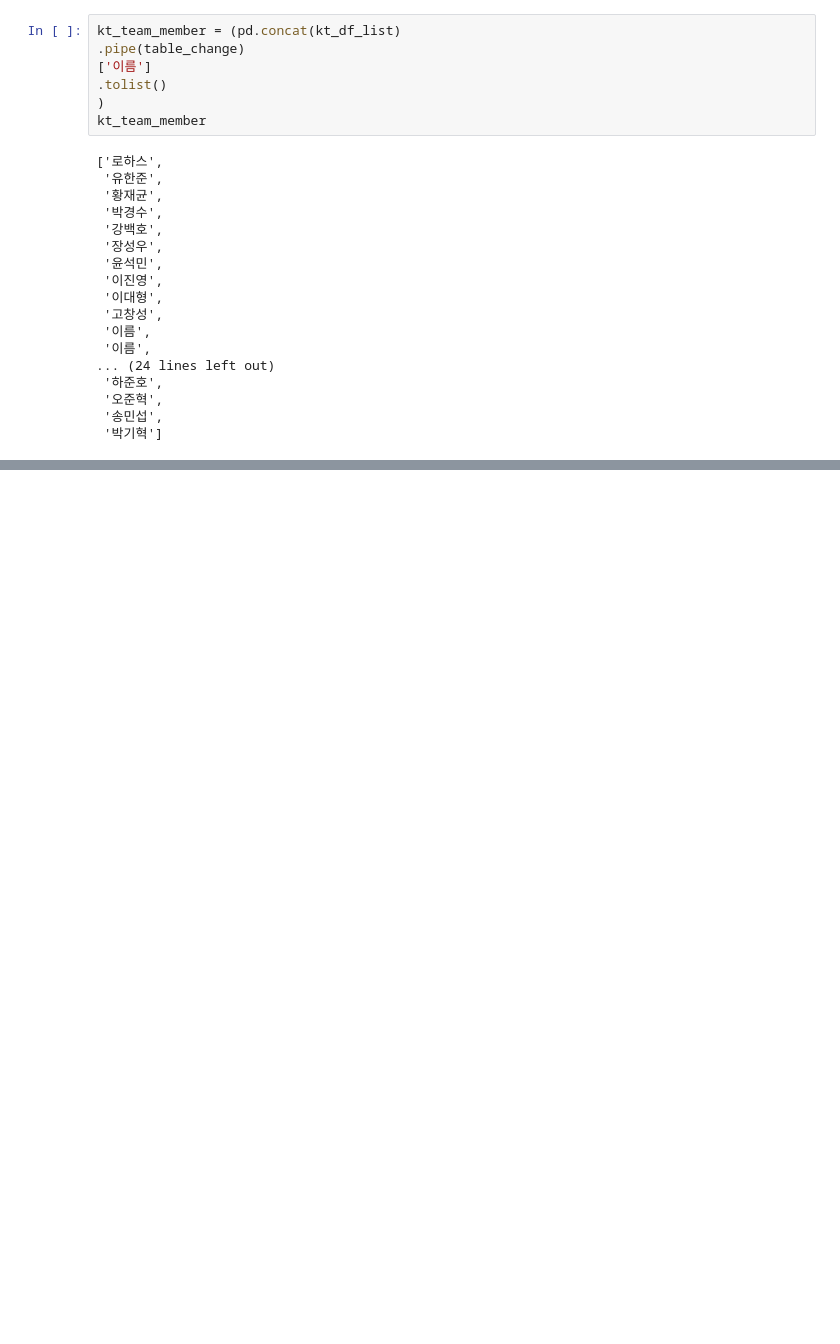
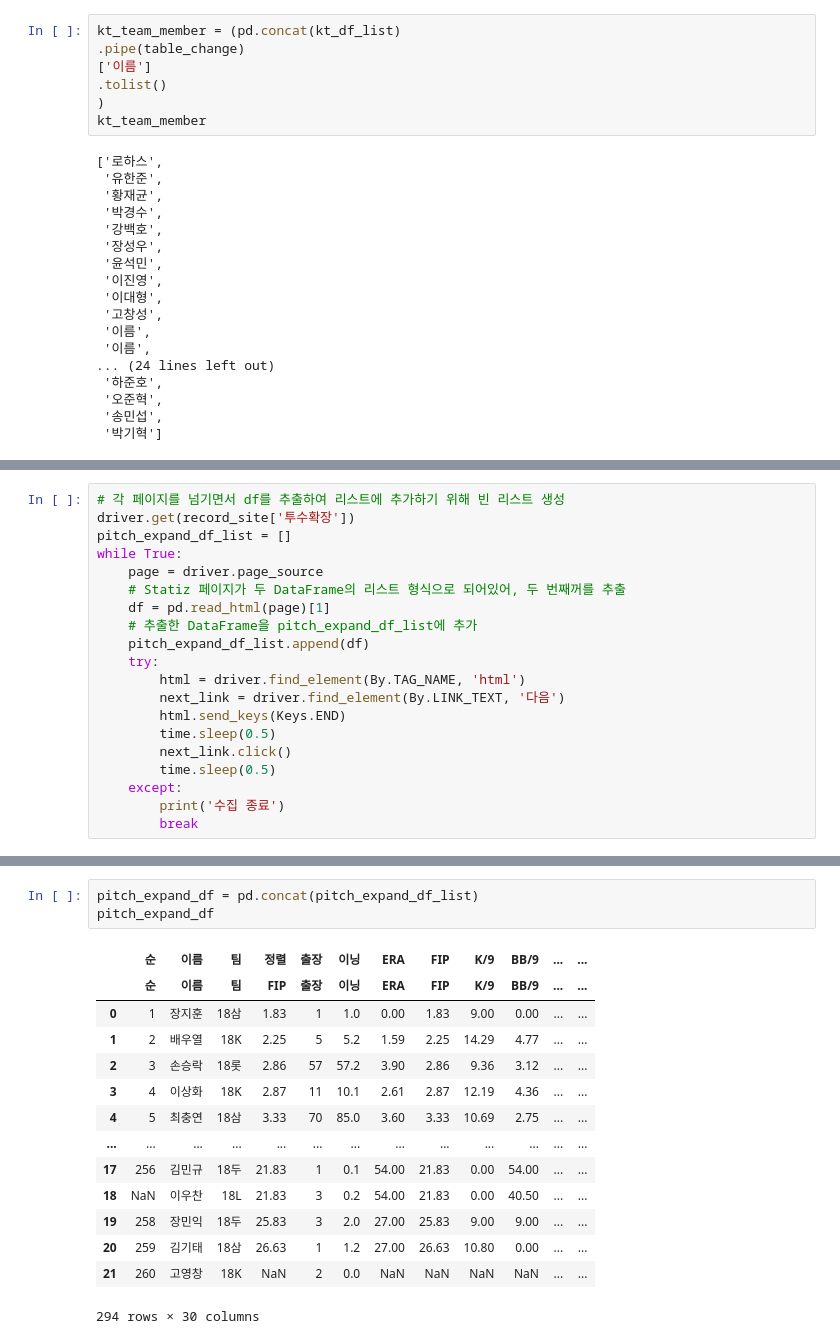
Before and after one commit to minstrel1149/Statiz_Project_3.1, a Jupyter notebook: statiz_3.1_practice.ipynb, the cells around one changed output, grey strips where cells are left out. Drawn from its saved outputs; the diff is of its cells as text; blank space fills up the shorter version.

```diff
--- a/statiz_3.1_practice.ipynb
+++ b/statiz_3.1_practice.ipynb
@@ -320,0 +342,20 @@ kt_team_member
+# %%
+# 각 페이지를 넘기면서 df를 추출하여 리스트에 추가하기 위해 빈 리스트 생성
+driver.get(record_site['투수확장'])
+pitch_expand_df_list = []
+while True:
+    page = driver.page_source
+    # Statiz 페이지가 두 DataFrame의 리스트 형식으로 되어있어, 두 번째꺼를 추출
+    df = pd.read_html(page)[1]
+    # 추출한 DataFrame을 pitch_expand_df_list에 추가
+    pitch_expand_df_list.append(df)
+    try:
+        html = driver.find_element(By.TAG_NAME, 'html')
+        next_link = driver.find_element(By.LINK_TEXT, '다음')
+        html.send_keys(Keys.END)
+        time.sleep(0.5)
+        next_link.click()
+        time.sleep(0.5)
+    except:
+        print('수집 종료')
+        break
@@ -320,0 +404,18 @@ kt_team_member
+# %%
+pitch_expand_df = pd.concat(pitch_expand_df_list)
+pitch_expand_df
+# %% [output]
+|  | 순 | 이름 | 팀 | 정렬 | 출장 | 이닝 | ERA | FIP | K/9 | BB/9 | ... | ... |
+|  | 순 | 이름 | 팀 | FIP | 출장 | 이닝 | ERA | FIP | K/9 | BB/9 | ... | ... |
+| 0 | 1 | 장지훈 | 18삼 | 1.83 | 1 | 1.0 | 0.00 | 1.83 | 9.00 | 0.00 | ... | ... |
+| 1 | 2 | 배우열 | 18K | 2.25 | 5 | 5.2 | 1.59 | 2.25 | 14.29 | 4.77 | ... | ... |
+| 2 | 3 | 손승락 | 18롯 | 2.86 | 57 | 57.2 | 3.90 | 2.86 | 9.36 | 3.12 | ... | ... |
+| 3 | 4 | 이상화 | 18K | 2.87 | 11 | 10.1 | 2.61 | 2.87 | 12.19 | 4.36 | ... | ... |
+| 4 | 5 | 최충연 | 18삼 | 3.33 | 70 | 85.0 | 3.60 | 3.33 | 10.69 | 2.75 | ... | ... |
+| ... | ... | ... | ... | ... | ... | ... | ... | ... | ... | ... | ... | ... |
+| 17 | 256 | 김민규 | 18두 | 21.83 | 1 | 0.1 | 54.00 | 21.83 | 0.00 | 54.00 | ... | ... |
+| 18 | NaN | 이우찬 | 18L | 21.83 | 3 | 0.2 | 54.00 | 21.83 | 0.00 | 40.50 | ... | ... |
+| 19 | 258 | 장민익 | 18두 | 25.83 | 3 | 2.0 | 27.00 | 25.83 | 9.00 | 9.00 | ... | ... |
+| 20 | 259 | 김기태 | 18삼 | 26.63 | 1 | 1.2 | 27.00 | 26.63 | 10.80 | 0.00 | ... | ... |
+| 21 | 260 | 고영창 | 18K | NaN | 2 | 0.0 | NaN | NaN | NaN | NaN | ... | ... |
+294 rows × 30 columns
```
Also changed, not shown: parts of 11 cells of this notebook.
